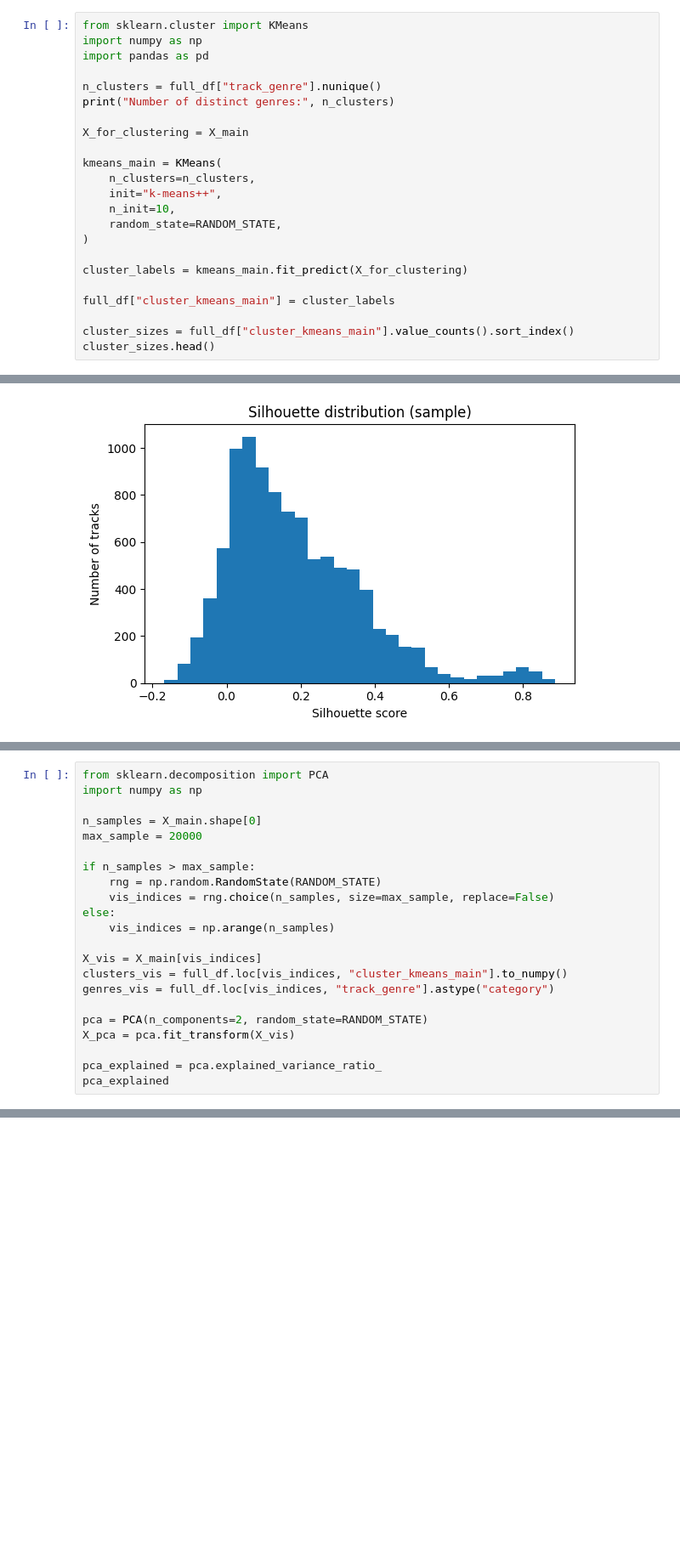
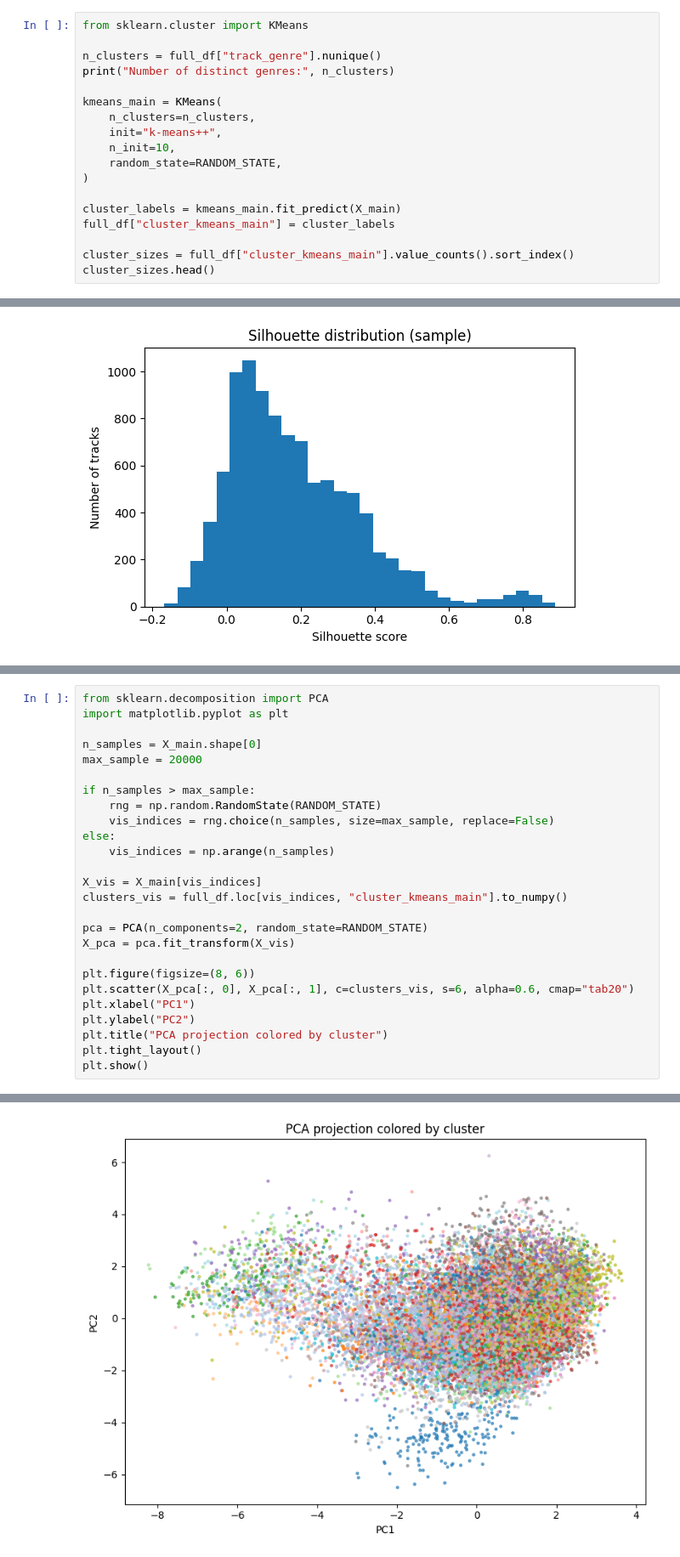
Before and after one commit to adamajane/computational-tools-for-data-science-02807-project, a Jupyter notebook: 4-full-recommendation-system/4.ipynb, the cells around one changed output, grey strips where cells are left out. Shown at 85% size. Drawn from its saved outputs; the diff is of its cells as text; blank space fills up the shorter version.

```diff
--- a/4-full-recommendation-system/4.ipynb
+++ b/4-full-recommendation-system/4.ipynb
@@ -88,12 +59,8 @@ full_df.head()
 # %%
 from sklearn.cluster import KMeans
-import numpy as np
-import pandas as pd
 
 n_clusters = full_df["track_genre"].nunique()
 print("Number of distinct genres:", n_clusters)
-
-X_for_clustering = X_main
 
 kmeans_main = KMeans(
     n_clusters=n_clusters,
@@ -102,8 +69,7 @@ kmeans_main = KMeans(
     random_state=RANDOM_STATE,
 )
 
-cluster_labels = kmeans_main.fit_predict(X_for_clustering)
-
+cluster_labels = kmeans_main.fit_predict(X_main)
 full_df["cluster_kmeans_main"] = cluster_labels
 
 cluster_sizes = full_df["cluster_kmeans_main"].value_counts().sort_index()
@@ -257,6 +414,6 @@ top_crosstab_genres
 # %%
 from sklearn.decomposition import PCA
-import numpy as np
+import matplotlib.pyplot as plt
 
 n_samples = X_main.shape[0]
 max_sample = 20000
@@ -269,11 +426,15 @@ else:
 
 X_vis = X_main[vis_indices]
 clusters_vis = full_df.loc[vis_indices, "cluster_kmeans_main"].to_numpy()
-genres_vis = full_df.loc[vis_indices, "track_genre"].astype("category")
 
 pca = PCA(n_components=2, random_state=RANDOM_STATE)
 X_pca = pca.fit_transform(X_vis)
 
-pca_explained = pca.explained_variance_ratio_
-pca_explained
+plt.figure(figsize=(8, 6))
+plt.scatter(X_pca[:, 0], X_pca[:, 1], c=clusters_vis, s=6, alpha=0.6, cmap="tab20")
+plt.xlabel("PC1")
+plt.ylabel("PC2")
+plt.title("PCA projection colored by cluster")
+plt.tight_layout()
+plt.show()
 # %% [output]
@@ -280,0 +441 @@ array([0.03867828, 0.02371533], dtype=float32)
+[figure, added]
```
Also changed, not shown: parts of 38 cells of this notebook, 1 other file.
